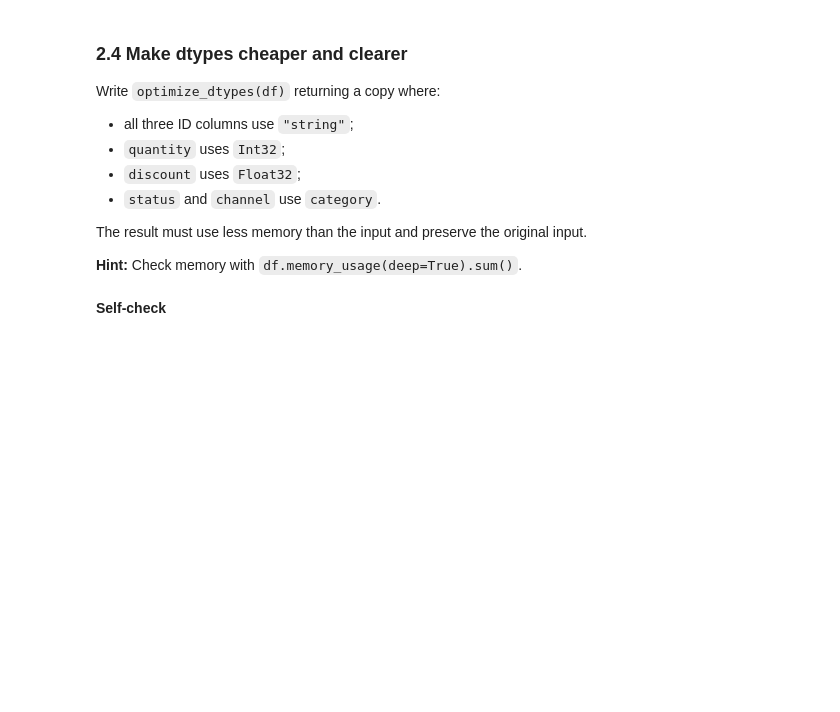
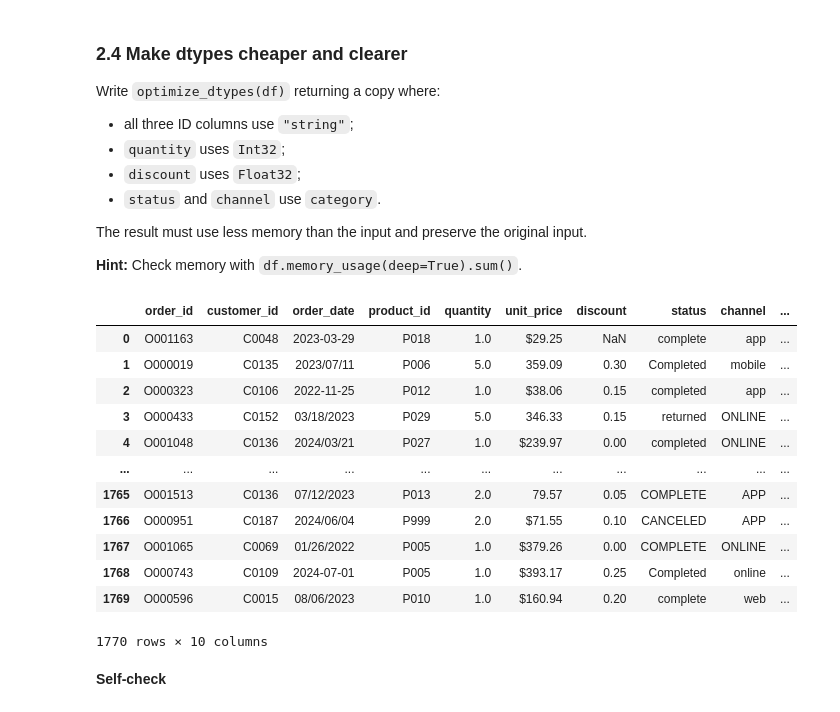
Before and after one commit to JBregunci/interview_projects, a Jupyter notebook: pandas_workout/pandas_workout_solutions.ipynb, the cells around one changed output. Cells and saved outputs as stored; diff of their text form; code cells hidden in the pictures; blank space fills up the shorter version.

```diff
--- a/pandas_workout/pandas_workout_solutions.ipynb
+++ b/pandas_workout/pandas_workout_solutions.ipynb
@@ -523,5 +512,21 @@ Write `optimize_dtypes(df)` returning a copy where:
 The result must use less memory than the input and preserve the original input.
 
 **Hint:** Check memory with `df.memory_usage(deep=True).sum()`.
+# %%
+ORDERS
+# %% [output]
+|  | order_id | customer_id | order_date | product_id | quantity | unit_price | discount | status | channel | ... |
+| 0 | O001163 | C0048 | 2023-03-29 | P018 | 1.0 | $29.25 | NaN | complete | app | ... |
+| 1 | O000019 | C0135 | 2023/07/11 | P006 | 5.0 | 359.09 | 0.30 | Completed | mobile | ... |
+| 2 | O000323 | C0106 | 2022-11-25 | P012 | 1.0 | $38.06 | 0.15 | completed | app | ... |
+| 3 | O000433 | C0152 | 03/18/2023 | P029 | 5.0 | 346.33 | 0.15 | returned | ONLINE | ... |
+| 4 | O001048 | C0136 | 2024/03/21 | P027 | 1.0 | $239.97 | 0.00 | completed | ONLINE | ... |
+| ... | ... | ... | ... | ... | ... | ... | ... | ... | ... | ... |
+| 1765 | O001513 | C0136 | 07/12/2023 | P013 | 2.0 | 79.57 | 0.05 | COMPLETE | APP | ... |
+| 1766 | O000951 | C0187 | 2024/06/04 | P999 | 2.0 | $71.55 | 0.10 | CANCELED | APP | ... |
+| 1767 | O001065 | C0069 | 01/26/2022 | P005 | 1.0 | $379.26 | 0.00 | COMPLETE | ONLINE | ... |
+| 1768 | O000743 | C0109 | 2024-07-01 | P005 | 1.0 | $393.17 | 0.25 | Completed | online | ... |
+| 1769 | O000596 | C0015 | 08/06/2023 | P010 | 1.0 | $160.94 | 0.20 | complete | web | ... |
+1770 rows × 10 columns
 # %%
 def optimize_dtypes(df):
```
Also changed, not shown: parts of 58 cells of this notebook, 4 other files.
